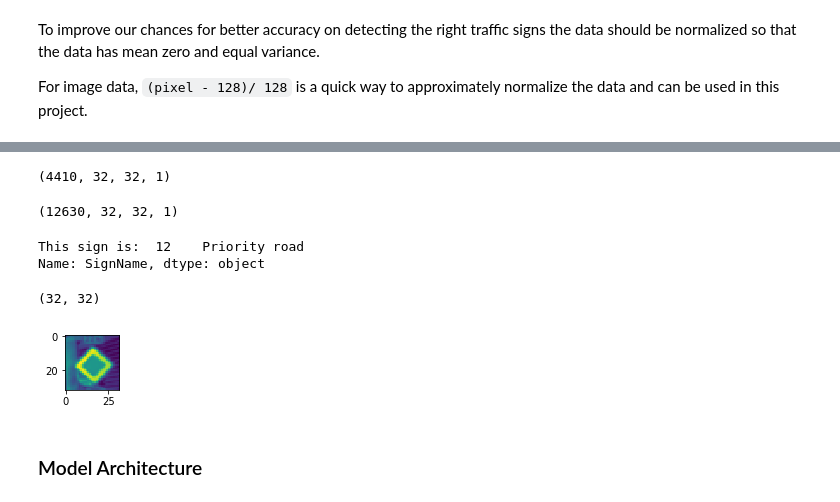
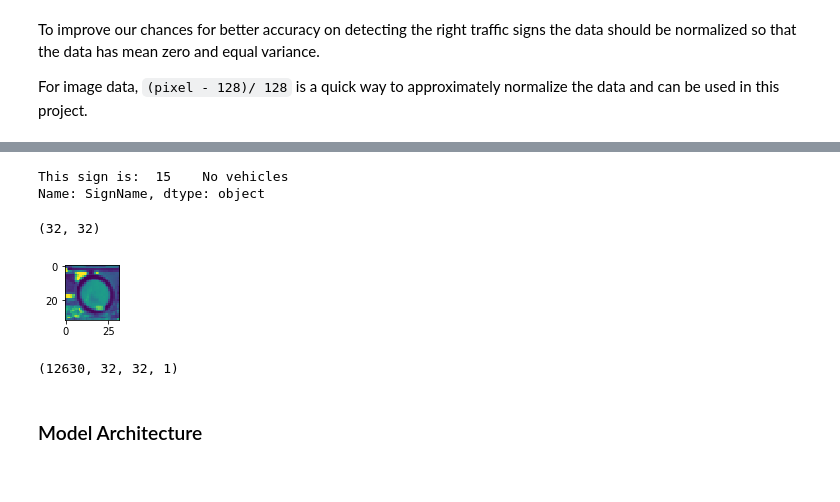
Before and after one commit to devindatt/CNN-Trafficsign-Classifier, a Jupyter notebook: Traffic_Sign_Classifier-Final.ipynb, the cells around one changed output, grey strips where cells are left out. Saved outputs shown, nothing was run; the diff lists cells and outputs as text; code cells hidden in the pictures.

```diff
--- a/Traffic_Sign_Classifier-Final.ipynb
+++ b/Traffic_Sign_Classifier-Final.ipynb
@@ -215,4 +247,18 @@ X_valid_norm = (X_valid_greyscale - 128)/128
+# %%
+index = random.randint(0, len(X_test))
+X_test_prime = normal_grey(X_test)
+image = X_test_prime[index].squeeze()
+
+print('This sign is: ',labels_pd['SignName'].loc[labels_pd['ClassId'] == y_test[index]])
+plt.figure(figsize=(1,1))
+plt.imshow(image);
+image.shape
+# %% [output]
+This sign is:  15    No vehicles
+Name: SignName, dtype: object
+(32, 32)
+[figure, added]
 # %%
-X_valid_norm.shape
+X_test_prime.shape
 # %% [output]
-(4410, 32, 32, 1)
+(12630, 32, 32, 1)
@@ -222,17 +264,0 @@ X_test_norm = (X_test_greyscale - 128)/128
-# %%
-X_test_norm.shape
-# %% [output]
-(12630, 32, 32, 1)
-# %%
-index = random.randint(0, len(X_train_norm))
-image = X_train_norm[index].squeeze()
-
-print('This sign is: ',labels_pd['SignName'].loc[labels_pd['ClassId'] == y_train[index]])
-plt.figure(figsize=(1,1))
-plt.imshow(image);
-image.shape
-# %% [output]
-This sign is:  12    Priority road
-Name: SignName, dtype: object
-(32, 32)
-[figure, removed]
```
Also changed, not shown: parts of 19 cells of this notebook, 1 other file.
